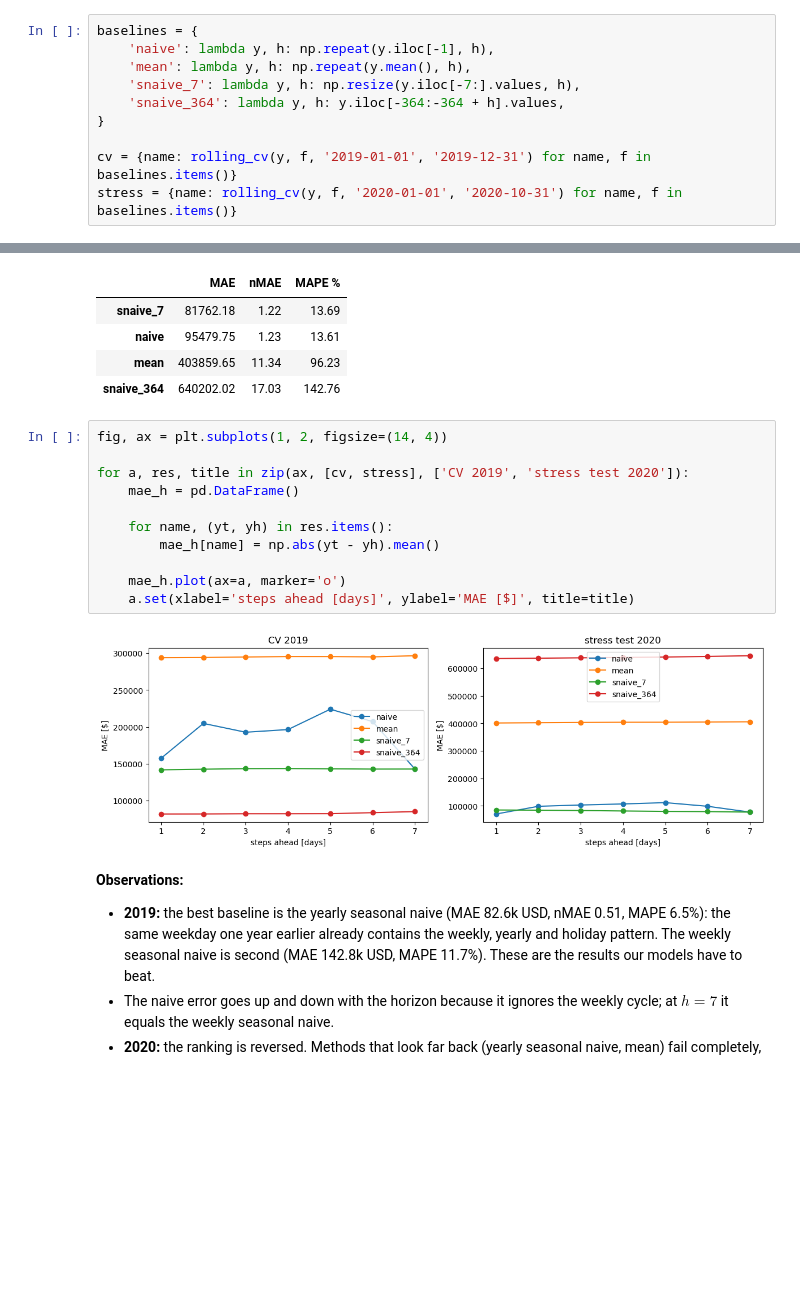
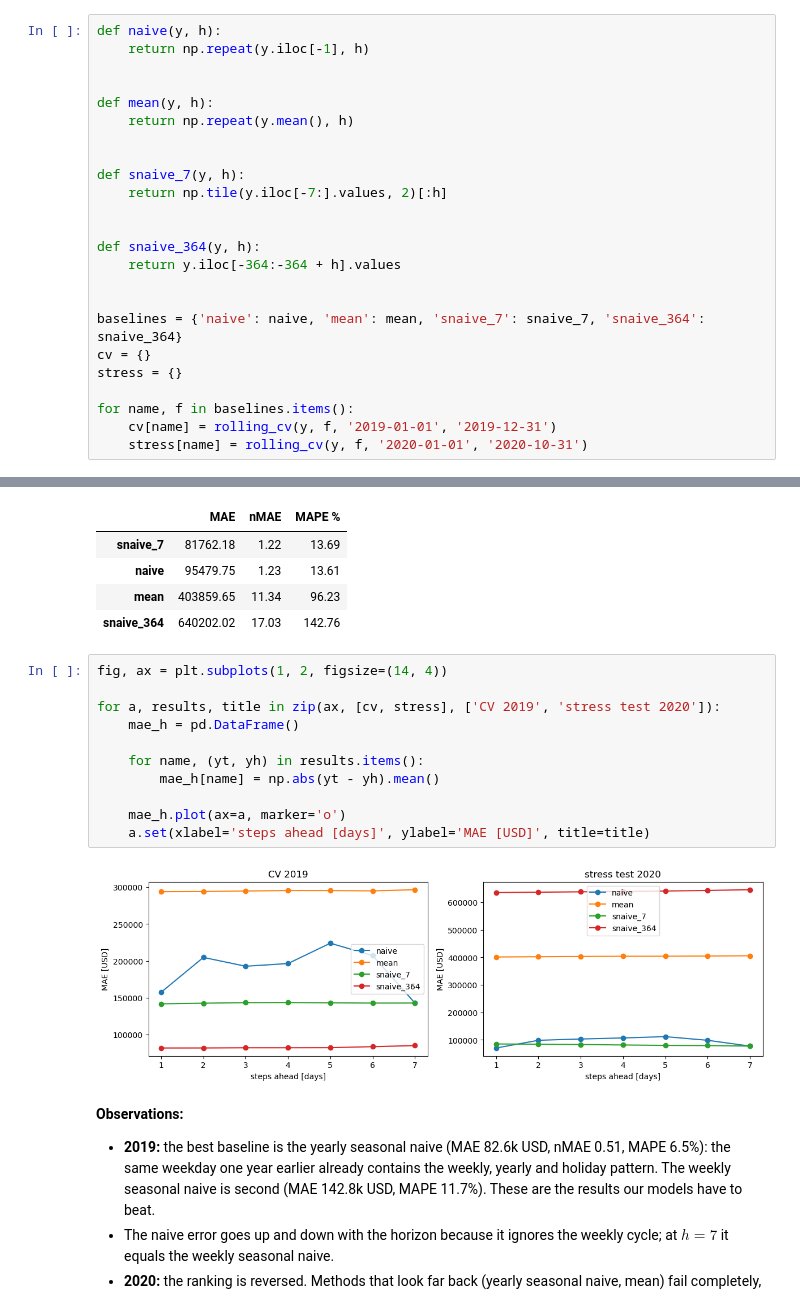
Before and after one commit to peykoff/minichallenge-forecasting, a Jupyter notebook: hotels_LA.ipynb, the cells around one changed output, grey strips where cells are left out. Drawn from its saved outputs; the diff is of its cells as text; blank space fills up the shorter version.

```diff
--- a/hotels_LA.ipynb
+++ b/hotels_LA.ipynb
@@ -277,15 +288,29 @@ def rolling_cv(y, forecaster, start, end, h=H, step=1):
 * **seasonal naive (weekly)**: $\hat y_{T+h} = y_{T+h-7}$
 * **seasonal naive (yearly)**: $\hat y_{T+h} = y_{T+h-364}$ (52 weeks, same weekday)
 # %%
-baselines = {
-    'naive': lambda y, h: np.repeat(y.iloc[-1], h),
-    'mean': lambda y, h: np.repeat(y.mean(), h),
-    'snaive_7': lambda y, h: np.resize(y.iloc[-7:].values, h),
-    'snaive_364': lambda y, h: y.iloc[-364:-364 + h].values,
-}
+def naive(y, h):
+    return np.repeat(y.iloc[-1], h)
 
-cv = {name: rolling_cv(y, f, '2019-01-01', '2019-12-31') for name, f in baselines.items()}
-stress = {name: rolling_cv(y, f, '2020-01-01', '2020-10-31') for name, f in baselines.items()}
+
+def mean(y, h):
+    return np.repeat(y.mean(), h)
+
+
+def snaive_7(y, h):
+    return np.tile(y.iloc[-7:].values, 2)[:h]
+
+
+def snaive_364(y, h):
+    return y.iloc[-364:-364 + h].values
+
+
+baselines = {'naive': naive, 'mean': mean, 'snaive_7': snaive_7, 'snaive_364': snaive_364}
+cv = {}
+stress = {}
+
+for name, f in baselines.items():
+    cv[name] = rolling_cv(y, f, '2019-01-01', '2019-12-31')
+    stress[name] = rolling_cv(y, f, '2020-01-01', '2020-10-31')
 # %% [markdown]
 ### 4.4 Error metrics
 * **MAE per step ahead**, to see how the error grows with the horizon.
@@ -330,16 +355,16 @@ display(scores(stress).round(2))
 # %%
 fig, ax = plt.subplots(1, 2, figsize=(14, 4))
 
-for a, res, title in zip(ax, [cv, stress], ['CV 2019', 'stress test 2020']):
+for a, results, title in zip(ax, [cv, stress], ['CV 2019', 'stress test 2020']):
     mae_h = pd.DataFrame()
 
-    for name, (yt, yh) in res.items():
+    for name, (yt, yh) in results.items():
         mae_h[name] = np.abs(yt - yh).mean()
 
     mae_h.plot(ax=a, marker='o')
-    a.set(xlabel='steps ahead [days]', ylabel='MAE [$]', title=title)
+    a.set(xlabel='steps ahead [days]', ylabel='MAE [USD]', title=title)
 # %% [output]
-[figure, old version]
+[figure, new version]
 # %% [markdown]
 **Observations:**
 * **2019:** the best baseline is the yearly seasonal naive (MAE 82.6k USD, nMAE 0.51, MAPE 6.5%): the same weekday one year earlier already contains the weekly, yearly and holiday pattern. The weekly seasonal naive is second (MAE 142.8k USD, MAPE 11.7%). These are the results our models have to beat.
```
Also changed, not shown: parts of 12 cells of this notebook, 2 other files.
